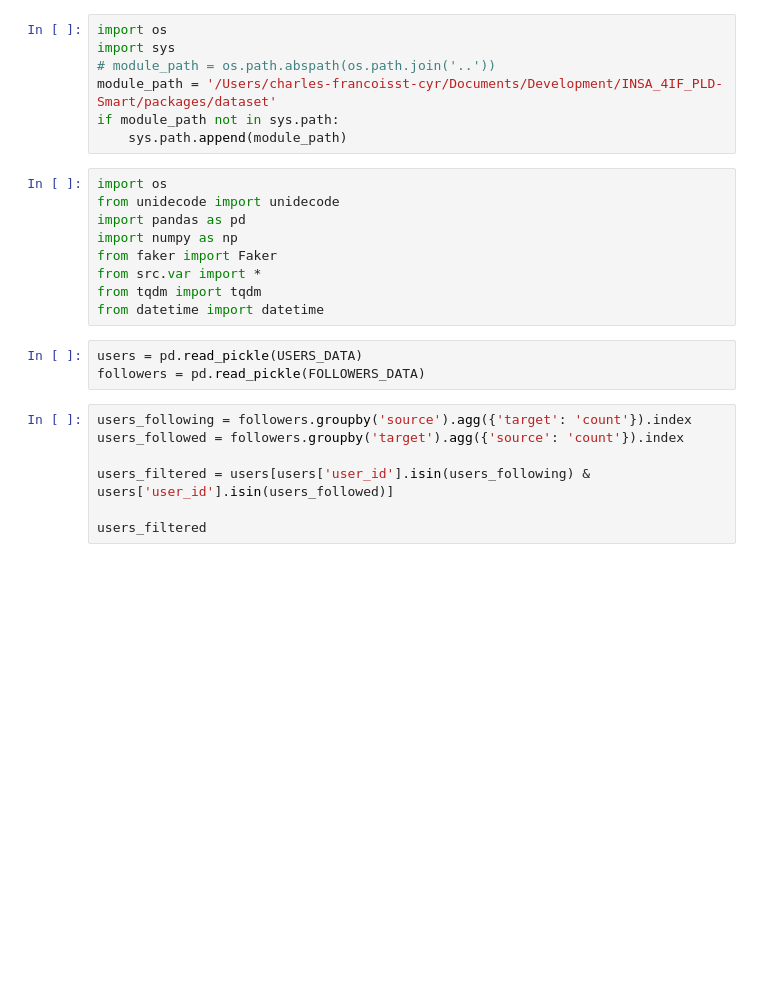
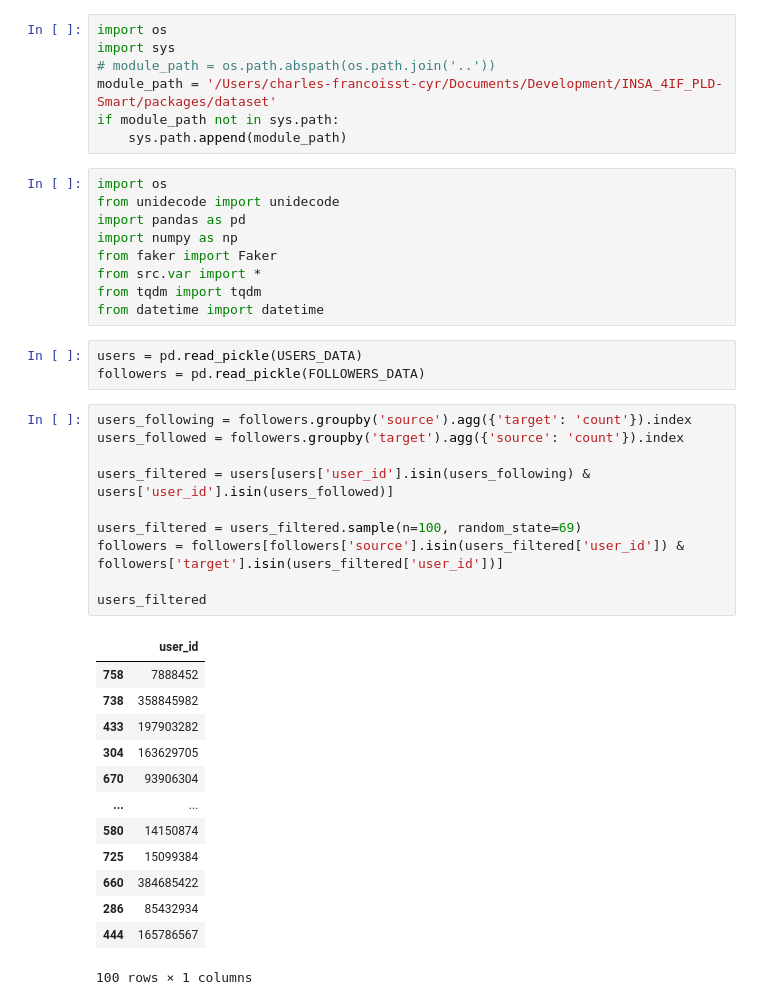
Before and after one commit to riccardotommasini/smart24, a Jupyter notebook: packages/dataset/notebook/twitter_filtering.ipynb, the cells around one changed output. Saved outputs shown, nothing was run; the diff lists cells and outputs as text; blank space fills up the shorter version.

```diff
--- a/packages/dataset/notebook/twitter_filtering.ipynb
+++ b/packages/dataset/notebook/twitter_filtering.ipynb
@@ -20,10 +20,27 @@ followers = pd.read_pickle(FOLLOWERS_DATA)
 # %%
 users_following = followers.groupby('source').agg({'target': 'count'}).index
 users_followed = followers.groupby('target').agg({'source': 'count'}).index
 
 users_filtered = users[users['user_id'].isin(users_following) & users['user_id'].isin(users_followed)]
 
+users_filtered = users_filtered.sample(n=100, random_state=69)
+followers = followers[followers['source'].isin(users_filtered['user_id']) & followers['target'].isin(users_filtered['user_id'])]
+
 users_filtered
+# %% [output]
+|  | user_id |
+| 758 | 7888452 |
+| 738 | 358845982 |
+| 433 | 197903282 |
+| 304 | 163629705 |
+| 670 | 93906304 |
+| ... | ... |
+| 580 | 14150874 |
+| 725 | 15099384 |
+| 660 | 384685422 |
+| 286 | 85432934 |
+| 444 | 165786567 |
+100 rows × 1 columns
 # %%
 Faker.seed(69)
 np.random.seed(69)
```
Also changed, not shown: parts of 7 cells of this notebook, 3 other files.
